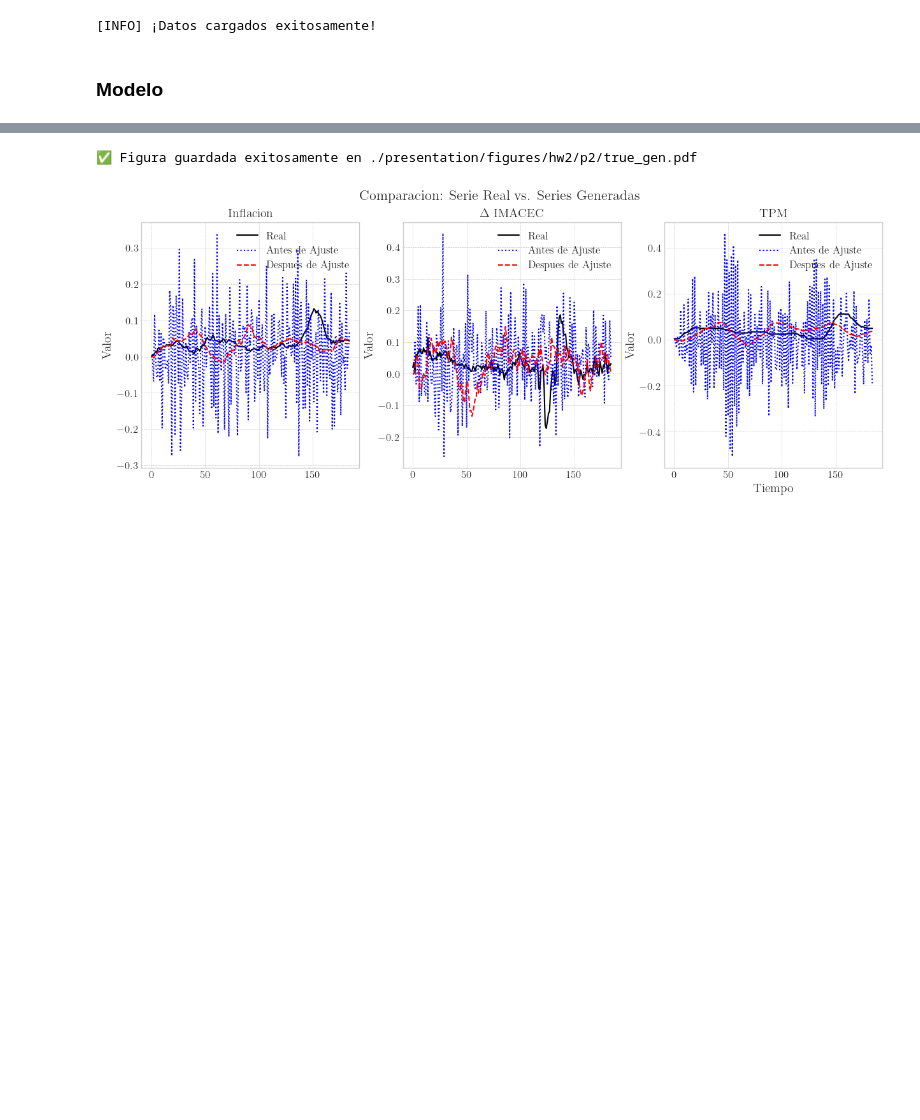
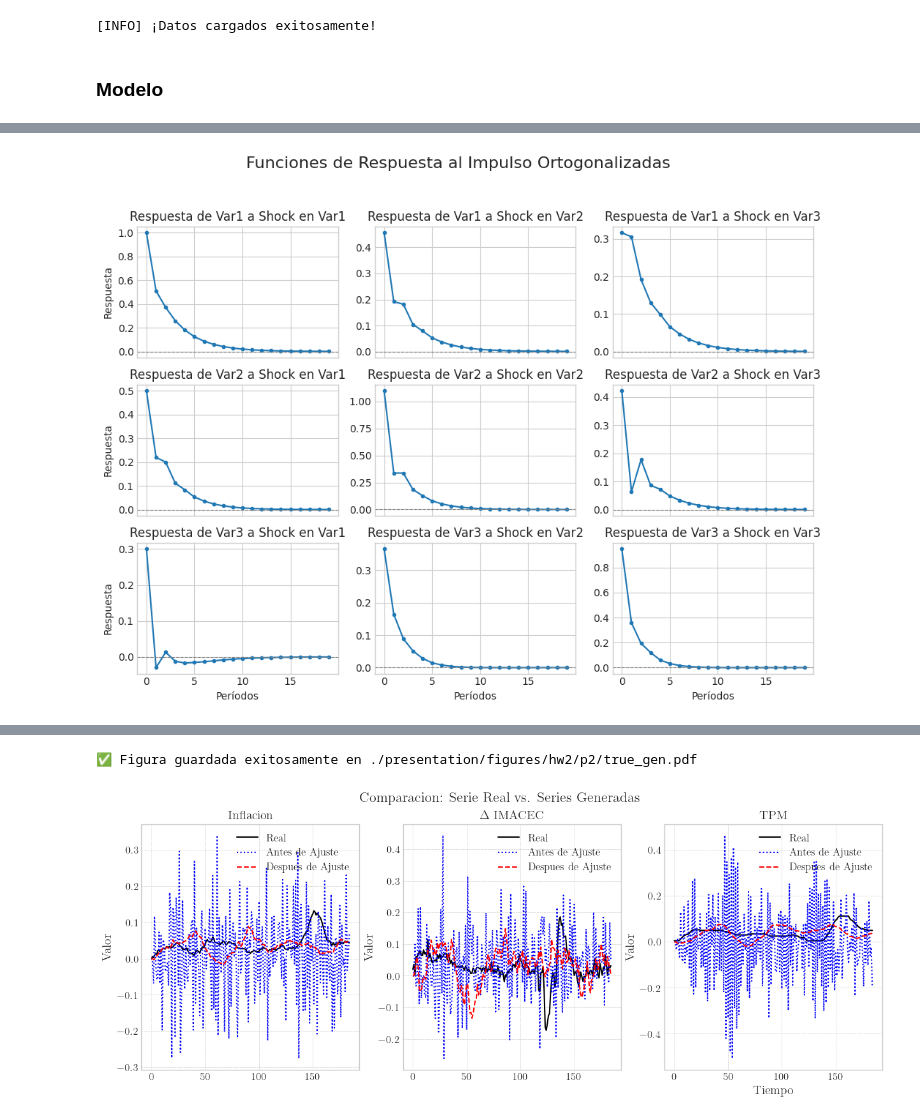
Before and after one commit to ensta630team/HW2, a Jupyter notebook: presentation/notebooks/hw_2/problema_1.ipynb, the cells around one changed output, grey strips where cells are left out. Saved outputs shown, nothing was run; the diff lists cells and outputs as text; code cells hidden in the pictures; blank space fills up the shorter version.

```diff
--- a/presentation/notebooks/hw_2/problema_1.ipynb
+++ b/presentation/notebooks/hw_2/problema_1.ipynb
@@ -8,14 +8,15 @@ CWD cambiado a la raíz del proyecto: /home/epsilon/Documents/doctorado/S2/ENSTA
 # %%
 import numpy as np
 import matplotlib.pyplot as plt
-
-from source.fit.inference.test_chow import test_chow
-
 from source.data.loaders import create_dataset
 from source.models.var import VAR
 from source.data.transform import create_var_dataset
 from source.display.hw import hw2 as plots
 from source.display.hw.hw1 import save_figure
 
+# --- AÑADE ESTAS DOS LÍNEAS ---
+plt.rcParams['text.usetex'] = False
+plt.rc('text', usetex=False)
+
 %load_ext autoreload
 %autoreload 2
@@ -48,0 +73,76 @@ np.True_
+# %%
+# IGNORAR ESTO
+
+# Obtenemos las dimensiones del sistema (k=n° de variables, p=n° de rezagos)
+k = phi[0].shape[0]
+p = len(phi)
+horizon = 20
+Sigma = model.omega_hat
+
+# Creamos una lista para guardar las matrices A_i.
+# Extendemos la lista con matrices de ceros al principio para manejar los rezagos negativos (A_i=0 para i<0)
+A_i_list = [np.zeros((k, k))] * p
+A_i_list[p-1] = np.identity(k) # A_0 = I (colocado en la posición p-1 para facilitar la indexación)
+
+# Calculamos A_i para i > 0
+for i in range(horizon):
+    A_i = np.zeros((k, k))
+    for j in range(p):
+        # A_i = Phi_1*A_{i-1} + Phi_2*A_{i-2} + ...
+        A_i += phi[j] @ A_i_list[p - 1 - j + i]
+    A_i_list.append(A_i)
+
+# La lista final contiene [0, ..., 0, A_0, A_1, A_2, ...]
+# Extraemos solo las que necesitamos [A_0, A_1, ...]
+final_A = A_i_list[p-1:p-1+horizon]
+
+# print(final_A)
+
+
+# Almacenamos todas las funciones de respuesta
+all_irfs = []
+
+# Iteramos sobre cada variable para aplicar el shock
+for j in range(k):
+    # Obtenemos la desviación estándar del error de la variable j (sqrt de la diagonal de Sigma)
+    sigma_jj = Sigma[j, j]
+    std_dev = np.sqrt(sigma_jj)
+
+    # Creamos el vector de selección e_j (un 1 en la posición j)
+    e_j = np.zeros(k)
+    e_j[j] = 1.0
+
+    # Calculamos la IRF para un shock en la variable j para cada período n
+    irf_for_shock_j = []
+    for n in range(horizon):
+        A_n = final_A[n]
+        # Esta es tu fórmula:
+        psi_n_vector = (1 / std_dev) * (A_n @ Sigma @ e_j)
+        irf_for_shock_j.append(psi_n_vector)
+
+    all_irfs.append(np.array(irf_for_shock_j))
+# Crear una cuadrícula de gráficos de k x k
+fig, axes = plt.subplots(k, k, figsize=(10, 8), sharex=True)
+fig.suptitle('Funciones de Respuesta al Impulso Ortogonalizadas', fontsize=16)
+
+# Iteramos para llenar cada subgráfico
+for j in range(k): # Columna: Shock en la variable j+1
+    for i in range(k): # Fila: Respuesta de la variable i+1
+
+        # Extraer la respuesta de la variable i al shock en j
+        response = all_irfs[j][:, i]
+
+        ax = axes[i, j]
+        ax.plot(range(horizon), response, marker='.', linestyle='-')
+        ax.axhline(0, color='grey', linewidth=0.8, linestyle='--')
+        ax.set_title(f'Respuesta de Var{i+1} a Shock en Var{j+1}')
+
+        # Etiquetas solo en los bordes para mayor claridad
+        if i == k - 1:
+            ax.set_xlabel('Períodos')
+        if j == 0:
+            ax.set_ylabel('Respuesta')
+
+plt.tight_layout(rect=[0, 0.03, 1, 0.95])
+plt.show()
+# %% [output]
@@ -49 +166,2 @@ np.True_
+[figure, added]
 # %%
```
Also changed, not shown: parts of 8 cells of this notebook, 1 other file.
